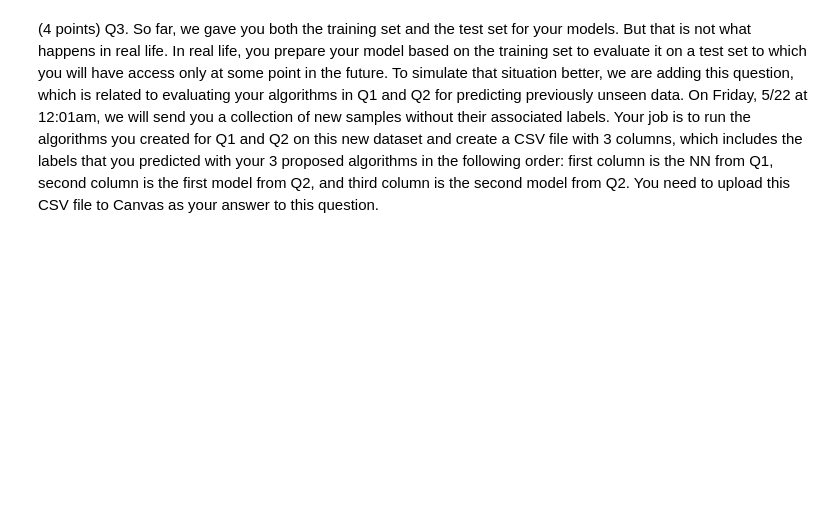
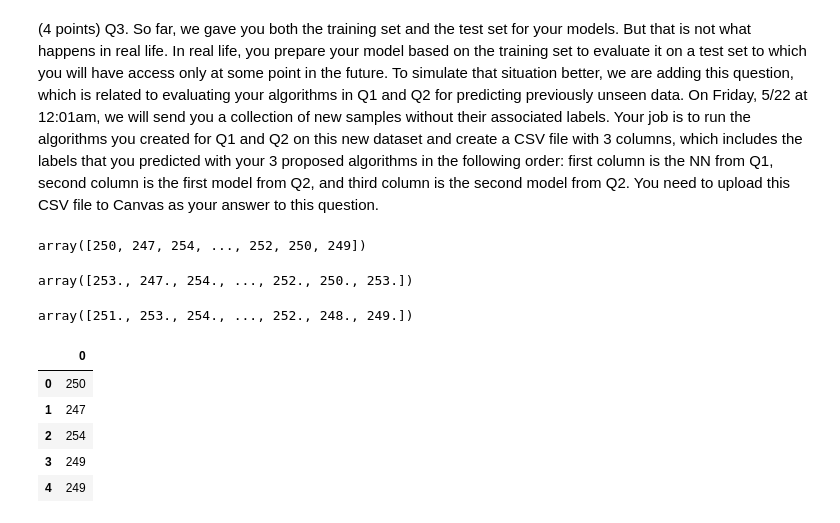
Before and after one commit to nayanika-g/final-exam, a Jupyter notebook: Final exam.ipynb, the cells around one changed output. Drawn from its saved outputs; the diff is of its cells as text; code cells hidden in the pictures; blank space fills up the shorter version.

```diff
--- a/Final exam.ipynb
+++ b/Final exam.ipynb
@@ -327,2 +353,36 @@ KeyboardInterrupt:
 # %% [markdown]
 (4 points) Q3. So far, we gave you both the training set and the test set for your models. But that is not what happens in real life. In real life, you prepare your model based on the training set to evaluate it on a test set to which you will have access only at some point in the future. To simulate that situation better, we are adding this question, which is related to evaluating your algorithms in Q1 and Q2 for predicting previously unseen data. On Friday, 5/22 at 12:01am, we will send you a collection of new samples without their associated labels. Your job is to run the algorithms you created for Q1 and Q2 on this new dataset and create a CSV file with 3 columns, which includes the labels that you predicted with your 3 proposed algorithms in the following order: first column is the NN from Q1, second column is the first model from Q2, and third column is the second model from Q2. You need to upload this CSV file to Canvas as your answer to this question.
+# %%
+xnew = np.loadtxt('xnew.csv')
+# %%
+xnew_copy = xnew.reshape(1080, 28, 28, 1)
+predNN = model2.predict_classes(xnew_copy)
+# %%
+type_dict = {0: 247, 1: 248, 2: 249, 3: 250, 4: 251, 5: 252, 6: 253, 7: 254, 8: 255}
+predNN = [type_dict[item] for item in predNN]
+predNN = np.array(predNN)
+predNN
+# %% [output]
+array([250, 247, 254, ..., 252, 250, 249])
+# %%
+predRF = clf.predict(xnew)
+predRF
+# %% [output]
+array([253., 247., 254., ..., 252., 250., 253.])
+# %%
+predDT = clf2.predict(xnew)
+predDT
+# %% [output]
+array([251., 253., 254., ..., 252., 248., 249.])
+# %%
+import pandas as pd
+
+nn = pd.DataFrame(predNN)
+nn.head()
+# %% [output]
+|  | 0 |
+| 0 | 250 |
+| 1 | 247 |
+| 2 | 254 |
+| 3 | 249 |
+| 4 | 249 |
```
Also changed, not shown: parts of 10 cells of this notebook.
